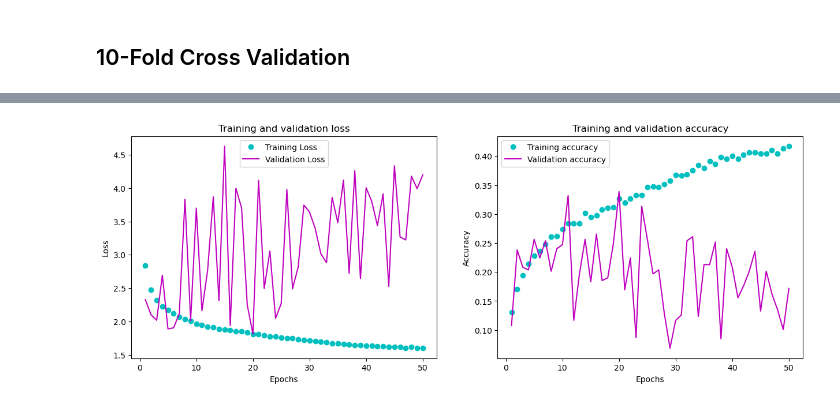
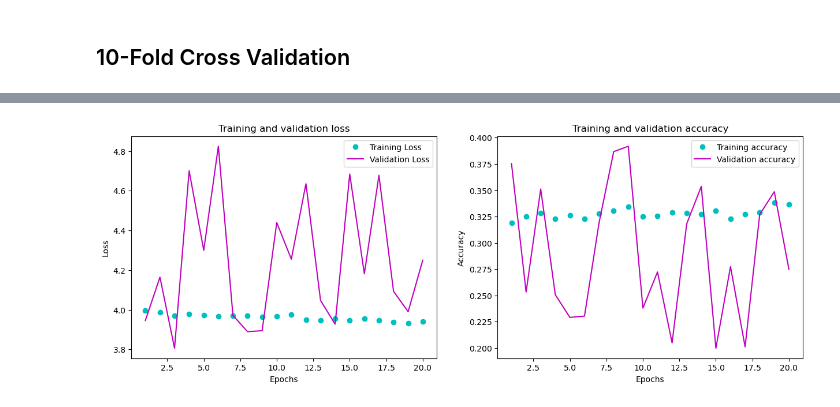
Before and after one commit to ToniCardosooo/ML2-Project, a Jupyter notebook: rnn.ipynb, the cells around one changed output, grey strips where cells are left out. Drawn from its saved outputs; the diff is of its cells as text; code cells hidden in the pictures.

```diff
--- a/rnn.ipynb
+++ b/rnn.ipynb
@@ -194,7 +209,8 @@ fold_paths = ["../UrbanSound8K/audio/fold1/", "../UrbanSound8K/audio/fold2/", ".
               "../UrbanSound8K/audio/fold7/", "../UrbanSound8K/audio/fold8/", "../UrbanSound8K/audio/fold9/",
               "../UrbanSound8K/audio/fold10/"]
 
-features = [10]
+mfcc = [10]
+spec = [10]
 labels = [10]
 
 for i in range(len(fold_paths)):
@@ -204,20 +220,23 @@ for i in range(len(fold_paths)):
     audio = zero_padded_data_nparray(fold_paths[i])
 
     # Feature Extraction
-    X,y = get_features(df, audio)
+    mfccs, spectograms, y = get_features(df, audio)
 
-    # Data Normalization Min-Max scaling to [-1, 1]
-    X_scaled = (X - np.min(X)) / (np.max(X) - np.min(X))
+    # Data Normalization Min-Max scaling to [0, 1]
+    mfccs_scaled = (mfccs - np.min(mfccs)) / (np.max(mfccs) - np.min(mfccs))
+    spectograms_scaled = (spectograms - np.min(spectograms)) / (np.max(spectograms) - np.min(spectograms))
 
     # One-Hot Encoding Target feature
     y_encoded = np.zeros((len(y), max(y) +1))
     y_encoded[np.arange(len(y)), y] = 1
 
     # Saving Features and Labels to
-    features.append(np.array(X_scaled))
+    mfcc.append(np.array(mfccs_scaled))
+    spec.append(np.array(spectograms_scaled))
     labels.append(y_encoded)
 
-features = features[1:]
+features = mfcc[1:]
+spec = spec[1:]
 labels = labels[1:]
 # %% [output]
 ../UrbanSound8K/audio/fold1/
@@ -297,2 +321,18 @@ optimizer2 = keras.optimizers.SGD(clipvalue = 0.5, learning_rate = 0.005)
 
 model.compile(optimizer = optimizer2, loss = 'categorical_crossentropy', metrics=['accuracy'])
+# %%
+input_shape = (173, 40) # shape of X_train
+
+model = keras.Sequential()
+
+# 2 LSTM layers
+model.add(layers.LSTM(128,  input_shape = input_shape, return_sequences = True, activation = 'softmax'))
+model.add(layers.LSTM(64, activation = 'softmax'))
+
+model.add(layers.Dropout(0.25))
+
+# Output layer
+model.add(layers.Dense(10, activation = 'softmax'))
+
+
+model.summary()
@@ -299,6 +357,11 @@ model.compile(optimizer = optimizer2, loss = 'categorical_crossentropy', metrics
+# %%
+optimizer1 = keras.optimizers.Adam(learning_rate = 0.001)
+model.compile(optimizer = optimizer1, loss = 'categorical_crossentropy', metrics=['accuracy'])
 # %% [markdown]
 ## 10-Fold Cross Validation
 # %%
+features = spec
+
 metrics = {'accuracy':[], 'loss':[], 'confusion_matrix':[], 'history':[]}
 
 for fold in range(1):
@@ -321,15 +384,15 @@ for fold in range(1):
     X_test = np.array(X_test)
     y_test = np.array(y_test)
 
-    X_train, X_val, y_train, y_val = train_test_split(X_train, y_train, test_size = 0.2, random_state = 123)
+    #X_train, X_val, y_train, y_val = train_test_split(X_train, y_train, test_size = 0.2, random_state = 123)
 
     # Print sets shapes
     print(f"X_train Shape: {X_train.shape}")
     print(f"X_test Shape: {X_test.shape}")
-    print(f"X_val Shape: {X_val.shape}")
+    #print(f"X_val Shape: {X_val.shape}")
 
     # Train model
-    rnn = model.fit(X_train, y_train, epochs = 50, batch_size = 64, validation_data = (X_val, y_val), shuffle = False)
+    rnn = model.fit(X_train, y_train, epochs = 20, batch_size = 64, shuffle=False, validation_split=0.1)
 
     y_pred = model.predict(X_test)
 
@@ -363,28 +409,28 @@ KeyboardInterrupt:
 # %%
 history_dict = rnn.history
 
 loss_values=history_dict['loss']
 acc_values=history_dict['accuracy']
 val_loss_values = history_dict['val_loss']
 val_acc_values=history_dict['val_accuracy']
 
-epochs=range(1,51)
+epochs=range(1,21)
 fig,(ax1,ax2)=plt.subplots(1,2,figsize=(15,5))
 ax1.plot(epochs,loss_values,'co',label='Training Loss')
 ax1.plot(epochs,val_loss_values,'m', label='Validation Loss')
 ax1.set_title('Training and validation loss')
 ax1.set_xlabel('Epochs')
 ax1.set_ylabel('Loss')
 ax1.legend()
 ax2.plot(epochs,acc_values,'co', label='Training accuracy')
 ax2.plot(epochs,val_acc_values,'m',label='Validation accuracy')
 ax2.set_title('Training and validation accuracy')
 ax2.set_xlabel('Epochs')
 ax2.set_ylabel('Accuracy')
 ax2.legend()
 plt.show()
 # %% [output]
-[figure, old version]
+[figure, new version]
 # %%
 print(metrics['accuracy'])
 print(metrics['loss'])
```
Also changed, not shown: parts of 8 cells of this notebook.
